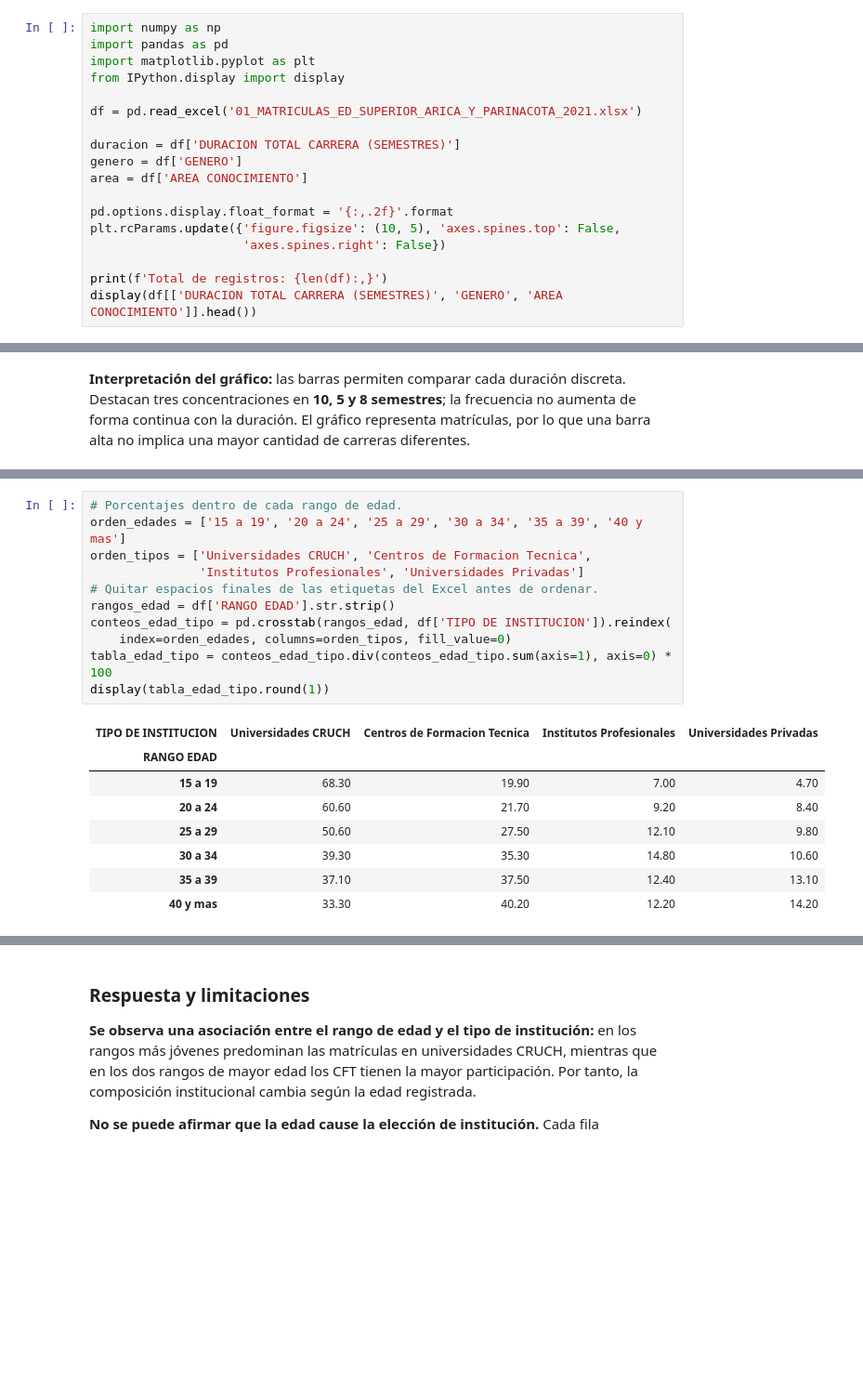
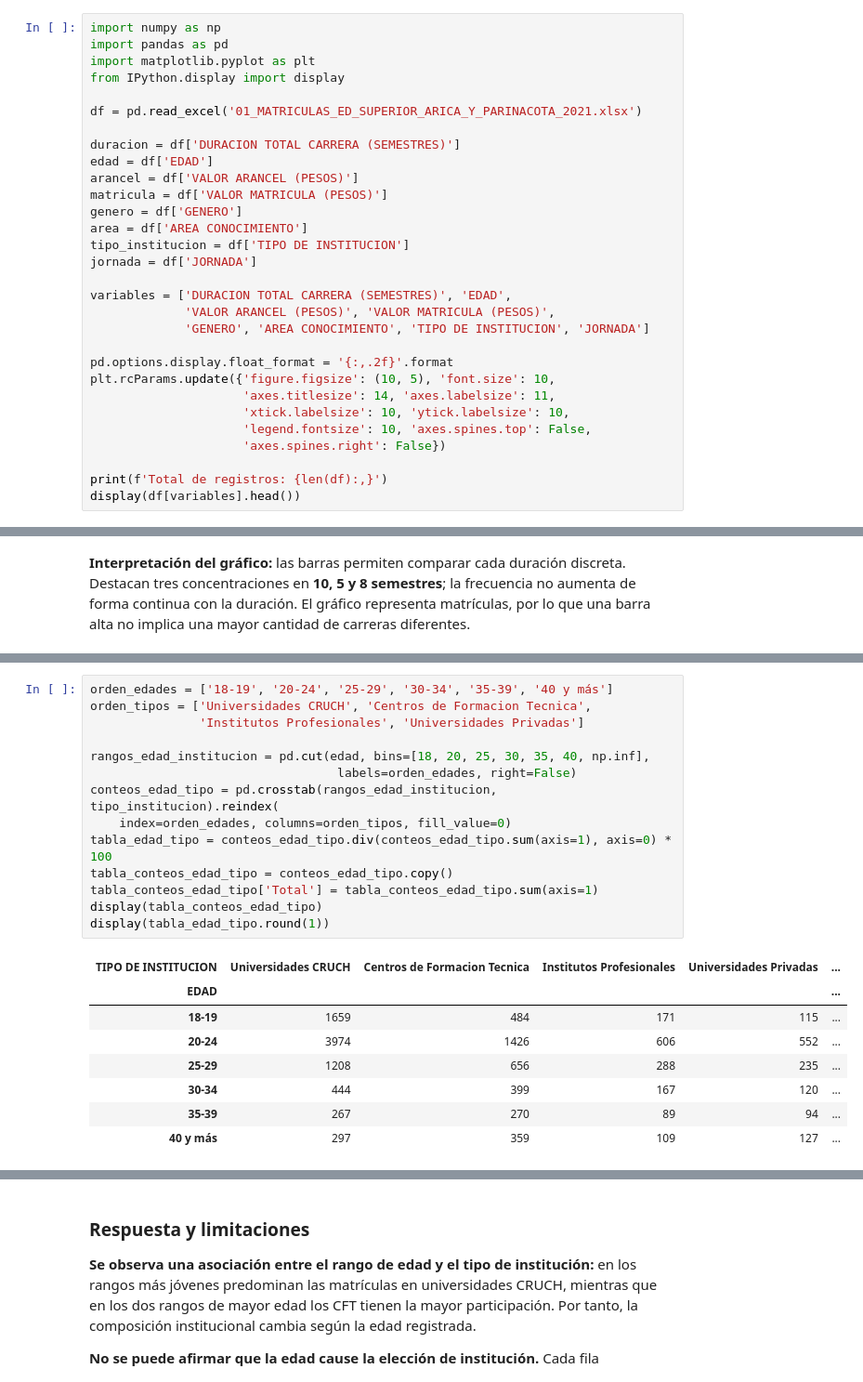
Before and after one commit to crispardos/analisis_matriculas, a Jupyter notebook: notebooks/Analisis_matriculas.ipynb, the cells around one changed output, grey strips where cells are left out. Shown at 93% size. Saved outputs shown, nothing was run; the diff lists cells and outputs as text; blank space fills up the shorter version.

```diff
--- a/notebooks/Analisis_matriculas.ipynb
+++ b/notebooks/Analisis_matriculas.ipynb
@@ -58,14 +62,26 @@ from IPython.display import display
 df = pd.read_excel('01_MATRICULAS_ED_SUPERIOR_ARICA_Y_PARINACOTA_2021.xlsx')
 
 duracion = df['DURACION TOTAL CARRERA (SEMESTRES)']
+edad = df['EDAD']
+arancel = df['VALOR ARANCEL (PESOS)']
+matricula = df['VALOR MATRICULA (PESOS)']
 genero = df['GENERO']
 area = df['AREA CONOCIMIENTO']
+tipo_institucion = df['TIPO DE INSTITUCION']
+jornada = df['JORNADA']
+
+variables = ['DURACION TOTAL CARRERA (SEMESTRES)', 'EDAD',
+             'VALOR ARANCEL (PESOS)', 'VALOR MATRICULA (PESOS)',
+             'GENERO', 'AREA CONOCIMIENTO', 'TIPO DE INSTITUCION', 'JORNADA']
 
 pd.options.display.float_format = '{:,.2f}'.format
-plt.rcParams.update({'figure.figsize': (10, 5), 'axes.spines.top': False,
+plt.rcParams.update({'figure.figsize': (10, 5), 'font.size': 10,
+                     'axes.titlesize': 14, 'axes.labelsize': 11,
+                     'xtick.labelsize': 10, 'ytick.labelsize': 10,
+                     'legend.fontsize': 10, 'axes.spines.top': False,
                      'axes.spines.right': False})
 
 print(f'Total de registros: {len(df):,}')
-display(df[['DURACION TOTAL CARRERA (SEMESTRES)', 'GENERO', 'AREA CONOCIMIENTO']].head())
+display(df[variables].head())
 # %% [output]
 Total de registros: 14,116
@@ -697,20 +869,23 @@ El denominador es el total de matrículas de cada rango de edad; por eso sus cua
 # %%
-# Porcentajes dentro de cada rango de edad.
-orden_edades = ['15 a 19', '20 a 24', '25 a 29', '30 a 34', '35 a 39', '40 y mas']
+orden_edades = ['18-19', '20-24', '25-29', '30-34', '35-39', '40 y más']
 orden_tipos = ['Universidades CRUCH', 'Centros de Formacion Tecnica',
                'Institutos Profesionales', 'Universidades Privadas']
-# Quitar espacios finales de las etiquetas del Excel antes de ordenar.
-rangos_edad = df['RANGO EDAD'].str.strip()
-conteos_edad_tipo = pd.crosstab(rangos_edad, df['TIPO DE INSTITUCION']).reindex(
+
+rangos_edad_institucion = pd.cut(edad, bins=[18, 20, 25, 30, 35, 40, np.inf],
+                                  labels=orden_edades, right=False)
+conteos_edad_tipo = pd.crosstab(rangos_edad_institucion, tipo_institucion).reindex(
     index=orden_edades, columns=orden_tipos, fill_value=0)
 tabla_edad_tipo = conteos_edad_tipo.div(conteos_edad_tipo.sum(axis=1), axis=0) * 100
+tabla_conteos_edad_tipo = conteos_edad_tipo.copy()
+tabla_conteos_edad_tipo['Total'] = tabla_conteos_edad_tipo.sum(axis=1)
+display(tabla_conteos_edad_tipo)
 display(tabla_edad_tipo.round(1))
 # %% [output]
-| TIPO DE INSTITUCION | Universidades CRUCH | Centros de Formacion Tecnica | Institutos Profesionales | Universidades Privadas |
-| RANGO EDAD |  |  |  |  |
-| 15 a 19 | 68.30 | 19.90 | 7.00 | 4.70 |
-| 20 a 24 | 60.60 | 21.70 | 9.20 | 8.40 |
-| 25 a 29 | 50.60 | 27.50 | 12.10 | 9.80 |
-| 30 a 34 | 39.30 | 35.30 | 14.80 | 10.60 |
-| 35 a 39 | 37.10 | 37.50 | 12.40 | 13.10 |
-| 40 y mas | 33.30 | 40.20 | 12.20 | 14.20 |
+| TIPO DE INSTITUCION | Universidades CRUCH | Centros de Formacion Tecnica | Institutos Profesionales | Universidades Privadas | ... |
+| EDAD |  |  |  |  | ... |
+| 18-19 | 1659 | 484 | 171 | 115 | ... |
+| 20-24 | 3974 | 1426 | 606 | 552 | ... |
+| 25-29 | 1208 | 656 | 288 | 235 | ... |
+| 30-34 | 444 | 399 | 167 | 120 | ... |
+| 35-39 | 267 | 270 | 89 | 94 | ... |
+| 40 y más | 297 | 359 | 109 | 127 | ... |
```
Also changed, not shown: parts of 95 cells of this notebook.
